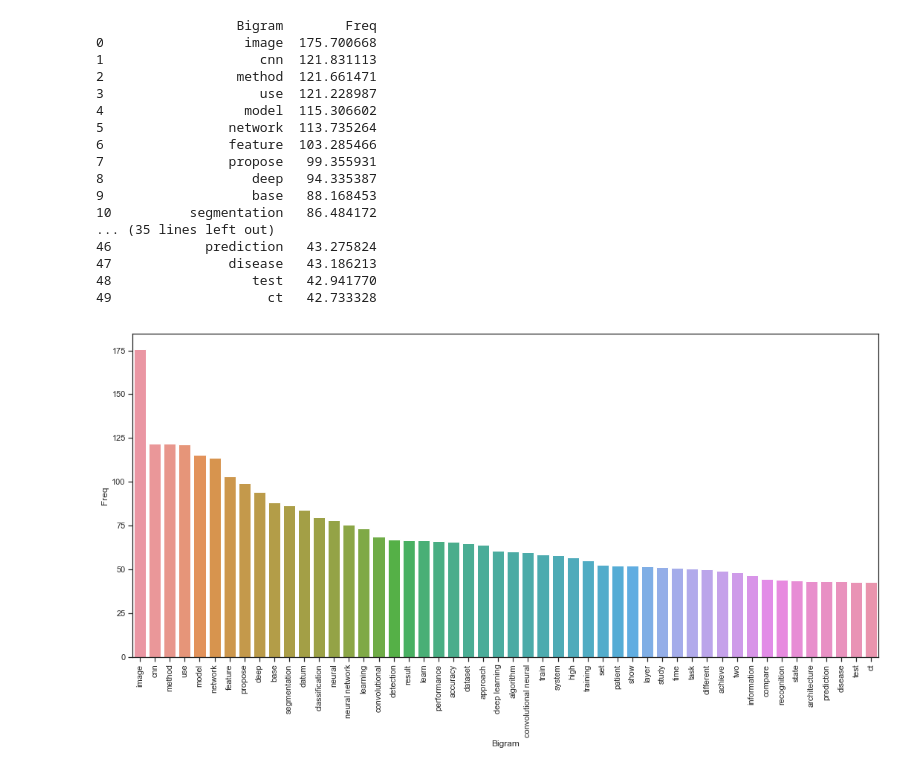
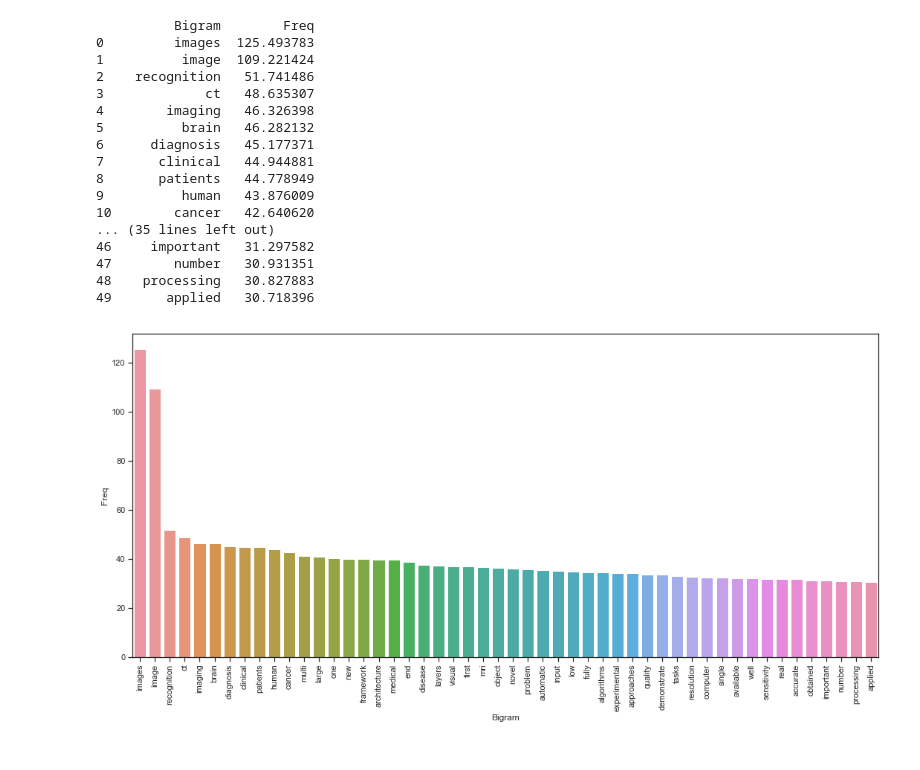
Before and after one commit to htanjore/convolutional-neural-network-in-BioScience-pubmed, a Jupyter notebook: notebooks/LDA_Topic_model.ipynb, the cells around one changed output. Saved outputs shown, nothing was run; the diff lists cells and outputs as text; code cells hidden in the pictures.

```diff
--- a/notebooks/LDA_Topic_model.ipynb
+++ b/notebooks/LDA_Topic_model.ipynb
@@ -42,28 +35,18 @@ dtype: int64
 # %%
-# clean the text using below for loop
 clean_text = []
 for index in range(len(cnn_abstract)):
     #Remove punctuations
-    text = re.sub('[^a-zA-Z]', ' ', cnn_abstract['Abstract'][index])
+    text = re.sub('[^a-zA-Z]+', ' ', cnn_abstract['Abstract'][index])
 
     #Convert to lowercase
     text = text.lower()
 
-    #remove special characters and digits
+    # remove special characters and digits
     text=re.sub("(\\d|\\W)+"," ",text)
 
-    #Convert to list of words from text
+    ##Convert to list from string
     text = text.split()
-
-    # remove stop words after splitting text and joint the words
-    text =[word for word in text if word not in stop_words]
     text = " ".join(text)
-    # lemmatize words using spacy
-
-    doc = nlp(text)
-    text=" ".join([token.lemma_ for token in doc])
-
-   # append to clean_text
     clean_text.append(text)
 
 cnn_abstract['clean_text'] = clean_text
@@ -83,0 +63,17 @@ cnn_abstract.head()
+# %%
+stop_words = stopwords.words('english')
+print(len(stop_words))
+remove_words = ['overall', 'perform' , 'model','use', 'data','result','using','used','feature','proposed','evaluate','performance','algorithm',
+                   'lr','ext','respective','respectively', 'accuracy', 'relatively','small','challenge','validation','layer','better','three','detection',
+                  'show','cnn','li', 'small','show','development','training','transfer','twos','cnns','pre','auroc','two','method','parameters',
+                   'segmentation','convolutional', 'neural', 'network', 'show','task','compare','state','study', 'retrospective', 'datum','prediction','art',
+                   'require', 'focus', 'base', 'approach', 'paper', 'present', 'fall', 'due', 'recent', 'exponential', 'increase','analysis', 'analysis'
+                  'specificity','basis', 'function', 'kernel', 'area', 'curve', 'auc', 'may', 'useful','explore', 'two', 'different','test','models','system',
+                   'deep', 'learning', 'approach','require','may', 'useful','information', 'basis','obtain','methods','achieve','level',
+                   'al', 'research', 'grid', 'also','features', 'techniques', 'hard', 'parameter', 'sharing', 'cross', 'stitch', 'train', 'word', 'level',
+                'however','search', 'currently','trained','article','analytic','datasets','fold', 'cross', 'propose','compared','based', 'classification',
+                'results','dataset','multiple', 'time', 'set','experiment','achieved','information','machine','offers', 'high','networks','superior', 'classification', 'accuracy', 'for', 'automated', 'coding', 'support']
+remove_words= list(set(remove_words))
+stop_words.extend(remove_words)
+print(len(remove_words))
+print(len(stop_words))
@@ -102,43 +115,44 @@ plt.show()
 # %%
 #Most frequently occuring bigrams in the data. plot both bar plot and word cloud of bigrams in the data
 def top_bi_grams(clean_text, n=None):
 
-    vectorizer = TfidfVectorizer(ngram_range = (1,2), min_df = 5).fit(clean_text)
+
+    vectorizer = TfidfVectorizer(ngram_range = (1,2), min_df = 5,stop_words=stop_words).fit(clean_text)
     bows = vectorizer.transform(clean_text)
     sumwords = bows.sum(axis=0)
     words_freq = [(word, sumwords[0, idx]) for word, idx in
                   vectorizer.vocabulary_.items()]
     words_freq =sorted(words_freq, key = lambda x: x[1],
                 reverse=True)
     return words_freq[:n]
 
 top_bigrams = top_bi_grams(clean_text, n=50)
 top_bigrams_df = pd.DataFrame(top_bigrams)
 top_bigrams_df.columns=["Bigram", "Freq"]
 print(top_bigrams_df)
 
 #Barplot of most freq Bi-grams
 sns.set(rc={'figure.figsize':(18,8)}, style ='white' )
 sns.set_style("ticks")
 
 h=sns.barplot(x="Bigram", y="Freq", data=top_bigrams_df)
 h.set_xticklabels(h.get_xticklabels(), rotation=90);
 # %% [output]
-                  Bigram        Freq
-0                  image  175.700668
-1                    cnn  121.831113
-2                 method  121.661471
-3                    use  121.228987
-4                  model  115.306602
-5                network  113.735264
-6                feature  103.285466
-7                propose   99.355931
-8                   deep   94.335387
-9                   base   88.168453
-10          segmentation   86.484172
+          Bigram        Freq
+0         images  125.493783
+1          image  109.221424
+2    recognition   51.741486
+3             ct   48.635307
+4        imaging   46.326398
+5          brain   46.282132
+6      diagnosis   45.177371
+7       clinical   44.944881
+8       patients   44.778949
+9          human   43.876009
+10        cancer   42.640620
 ... (35 lines left out)
-46            prediction   43.275824
-47               disease   43.186213
-48                  test   42.941770
-49                    ct   42.733328
+46     important   31.297582
+47        number   30.931351
+48    processing   30.827883
+49       applied   30.718396
-[figure, old version]
+[figure, new version]
```
Also changed, not shown: parts of 31 cells of this notebook, 1 other file.
